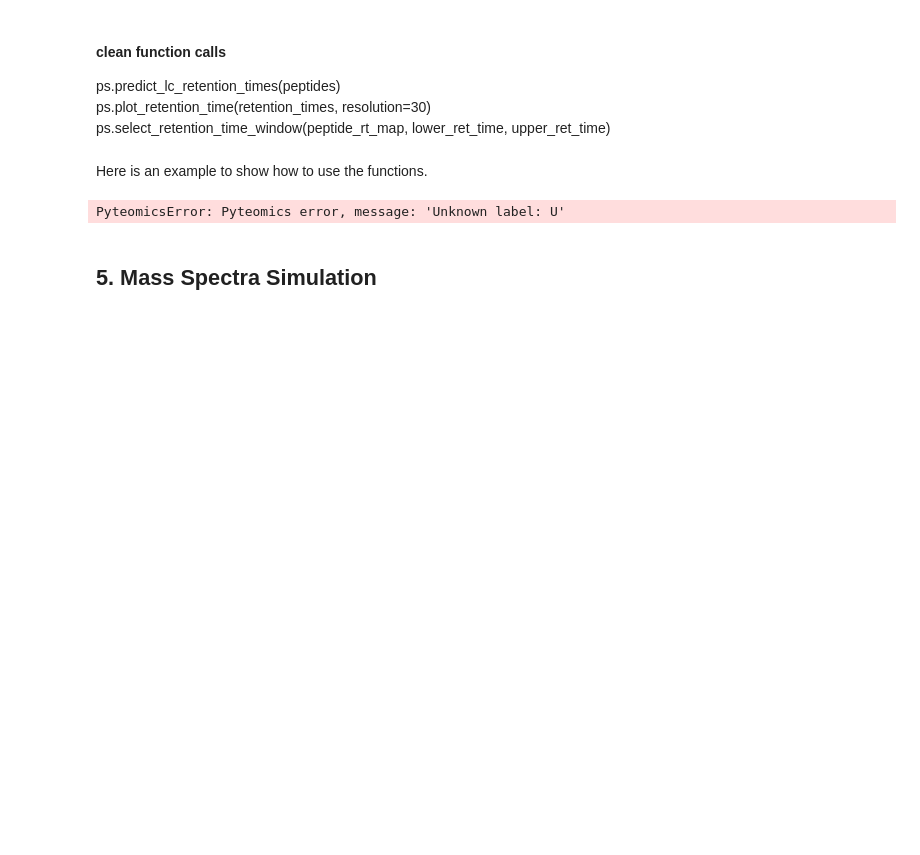
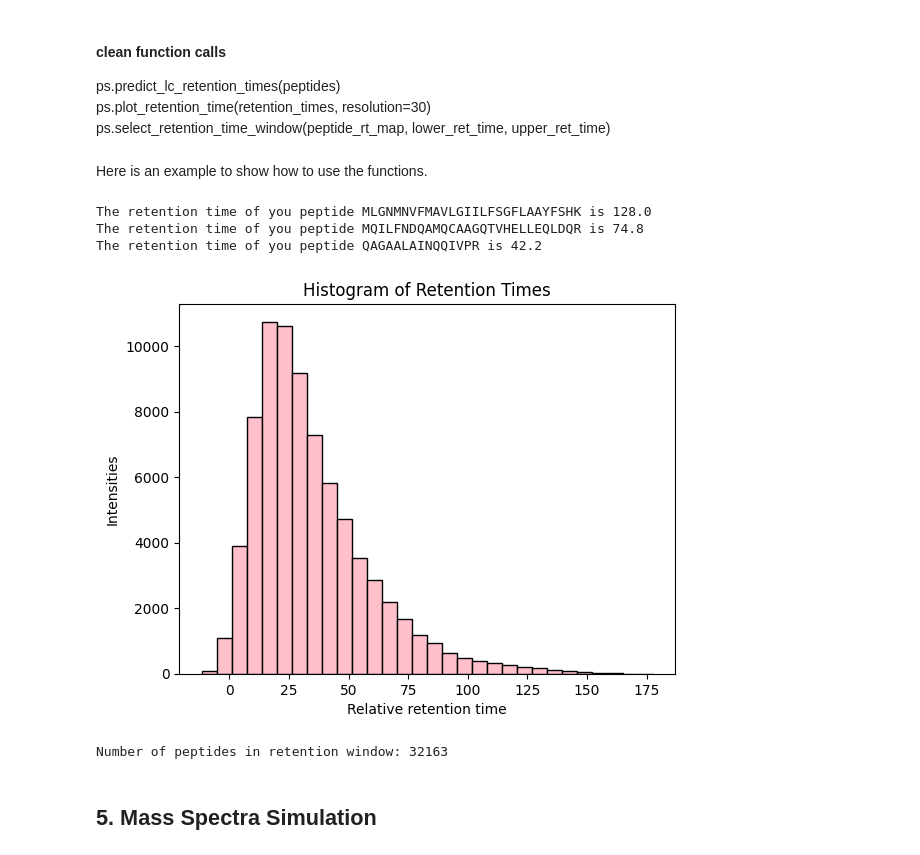
Before and after one commit to lilli189/proteosim, a Jupyter notebook: tutorials/ms_experiment_final.ipynb, the cells around one changed output. Saved outputs shown, nothing was run; the diff lists cells and outputs as text; code cells hidden in the pictures; blank space fills up the shorter version.

```diff
--- a/tutorials/ms_experiment_final.ipynb
+++ b/tutorials/ms_experiment_final.ipynb
@@ -84,23 +85,28 @@ Here is an example to show how to use the functions.
 # %%
 # Flatten all peptides into a single list
 all_peptides = [pep for pep_list in digested_peptides.values() for pep in pep_list]
 
 # Predict retention times
-ret_times = ps.predict_lc_retention_times(all_peptides)
+filtered_peptides = [pep for pep in all_peptides if 'U' not in pep and 'X' not in pep]
+ret_times = ps.predict_lc_retention_times(filtered_peptides)
 for key, value in list(ret_times.items())[:3]:
     print(f'The retention time of you peptide {key} is {value}')
 
 # Plot chromatogram
 ps.plot_retention_time(ret_times.values(), 30)
 
 # Select a retention time window of interest
 lower_ret_time = 10
 upper_ret_time = 30
 rt_window = ps.select_retention_time_window(ret_times, lower_ret_time, upper_ret_time)
 filtered_peptides = [pep for pep, rt in ret_times.items() if lower_ret_time <= rt <= upper_ret_time]
 print(f'Number of peptides in retention window: {len(filtered_peptides)}')
 # %% [output]
-PyteomicsError: Pyteomics error, message: 'Unknown label: U'
+The retention time of you peptide MLGNMNVFMAVLGIILFSGFLAAYFSHK is 128.0
+The retention time of you peptide MQILFNDQAMQCAAGQTVHELLEQLDQR is 74.8
+The retention time of you peptide QAGAALAINQQIVPR is 42.2
+[figure, added]
+Number of peptides in retention window: 32163
 # %% [markdown]
 ## 5. Mass Spectra Simulation
 # %% [markdown]
```
Also changed, not shown: parts of 2 cells of this notebook.
